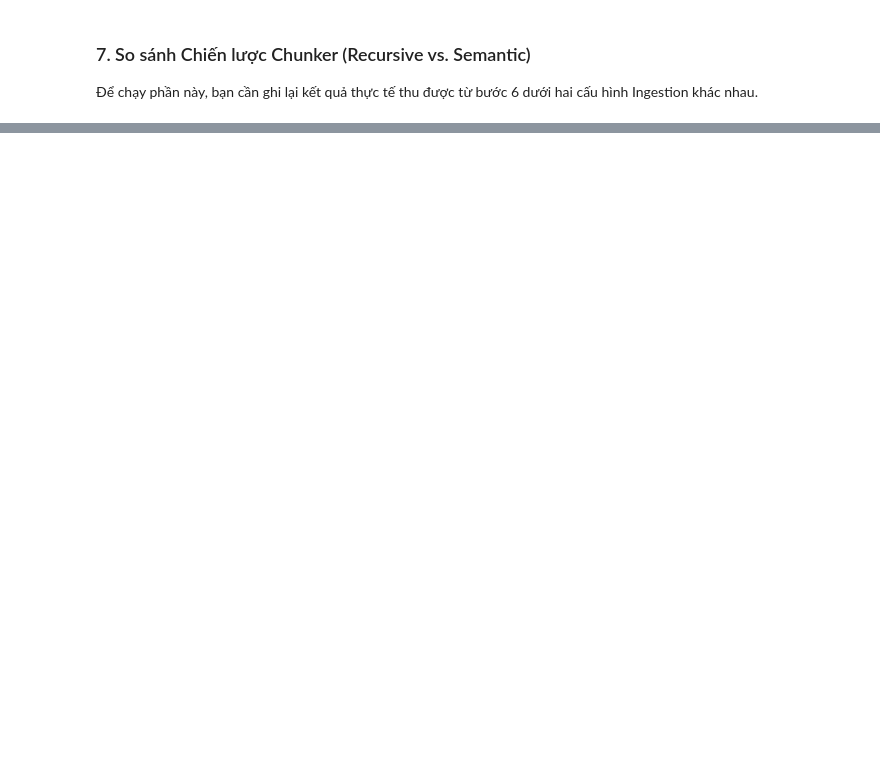
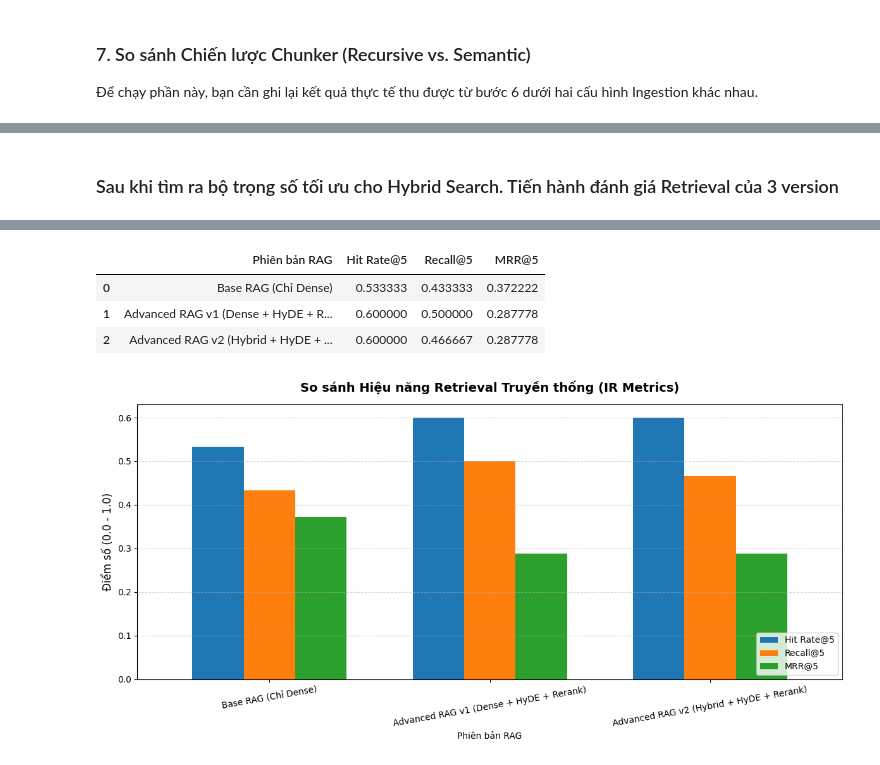
Before and after one commit to conluoi123/multi_modal_e_learning, a Jupyter notebook: notebooks/05_evaluate_retrieval.ipynb, the cells around one changed output, grey strips where cells are left out. Cells and saved outputs as stored; diff of their text form; code cells hidden in the pictures; blank space fills up the shorter version.

Commit message:
[feat]: complete eval for retrieval and e2e

```diff
--- a/notebooks/05_evaluate_retrieval.ipynb
+++ b/notebooks/05_evaluate_retrieval.ipynb
@@ -274,0 +312,68 @@ plt.show()
+# %% [markdown]
+### Sau khi tìm ra bộ trọng số tối ưu cho Hybrid Search. Tiến hành đánh giá Retrieval của 3 version
+# %%
+configs = [
+    {
+        "name": "Base RAG (Chỉ Dense)",
+        "params": {"use_hyde": False, "use_reranker": False, "bm25_weight": 0.0, "dense_weight": 1.0}
+    },
+    {
+        "name": "Advanced RAG v1 (Dense + HyDE + Rerank)",
+        "params": {"use_hyde": True, "use_reranker": True, "bm25_weight": 0.0, "dense_weight": 1.0}
+    },
+    {
+        "name": "Advanced RAG v2 (Hybrid + HyDE + Rerank)",
+        "params": {"use_hyde": True, "use_reranker": True, "bm25_weight": 0.4, "dense_weight": 0.6}
+    }
+]
+
+comparison_results = []
+print("BẮT ĐẦU SO SÁNH 3 PHƯƠNG PHÁP RETRIEVAL (IR METRICS)...")
+
+for config in configs:
+    hits, recalls, mrrs = [], [], []
+    name = config["name"]
+    p = config["params"]
+    print(f"\nĐang lấy dữ liệu cho: {name}...")
+
+    for item in eval_dataset:
+        # Gọi hàm tìm kiếm với các tham số tương ứng
+        retrieved = retrieve_context(
+            query=item["question"],
+            k=5,
+            use_hyde=p["use_hyde"],
+            use_reranker=p["use_reranker"],
+            bm25_weight=p["bm25_weight"],
+            dense_weight=p["dense_weight"]
+        )
+
+        # Chấm điểm
+        hit, recall, mrr = calculate_ir_metrics(retrieved, item["ground_truth_pages"], k=5)
+        hits.append(hit)
+        recalls.append(recall)
+        mrrs.append(mrr)
+
+    comparison_results.append({
+        "Phiên bản RAG": name,
+        "Hit Rate@5": np.mean(hits),
+        "Recall@5": np.mean(recalls),
+        "MRR@5": np.mean(mrrs)
+    })
+
+# Hiển thị bảng tổng kết
+df_compare = pd.DataFrame(comparison_results)
+display(df_compare)
+
+# Vẽ biểu đồ cột so sánh trực quan
+ax = df_compare.plot(x="Phiên bản RAG", y=["Hit Rate@5", "Recall@5", "MRR@5"], kind="bar", figsize=(12, 6), width=0.7)
+plt.title("So sánh Hiệu năng Retrieval Truyền thống (IR Metrics)", fontsize=14, fontweight='bold', pad=15)
+plt.ylabel("Điểm số (0.0 - 1.0)", fontsize=12)
+plt.xticks(rotation=10, ha='center')
+plt.grid(True, axis='y', linestyle='--', alpha=0.5)
+plt.legend(loc="lower right")
+plt.tight_layout()
+
+# Lưu biểu đồ
+plt.savefig("../reports/retrieval_comparison.png", dpi=300)
+plt.show()
+# %% [output]
@@ -274,0 +397,5 @@ plt.show()
+|  | Phiên bản RAG | Hit Rate@5 | Recall@5 | MRR@5 |
+| 0 | Base RAG (Chỉ Dense) | 0.533333 | 0.433333 | 0.372222 |
+| 1 | Advanced RAG v1 (Dense + HyDE + R... | 0.600000 | 0.500000 | 0.287778 |
+| 2 | Advanced RAG v2 (Hybrid + HyDE + ... | 0.600000 | 0.466667 | 0.287778 |
+[figure, added]
```
Also changed, not shown: parts of 6 cells of this notebook, 11 other files.
